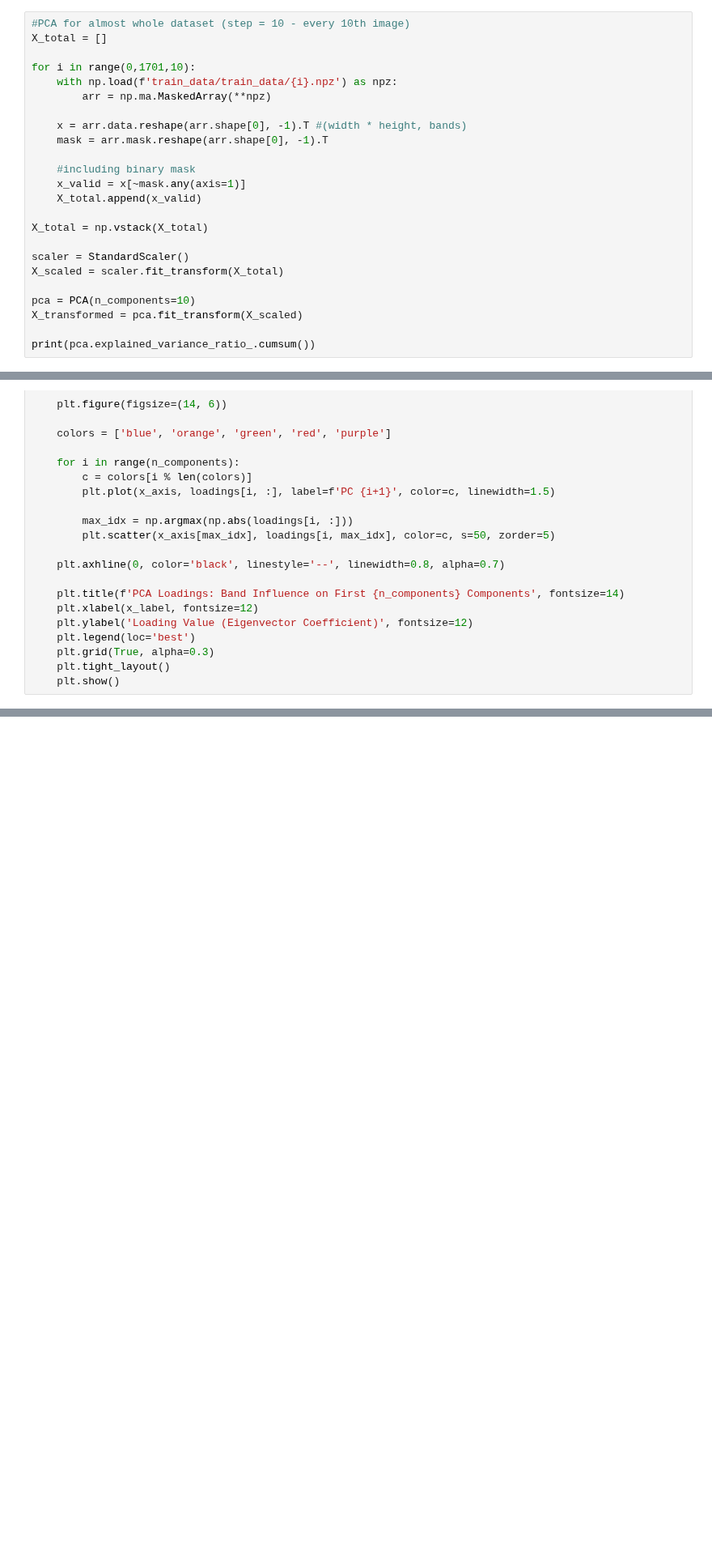
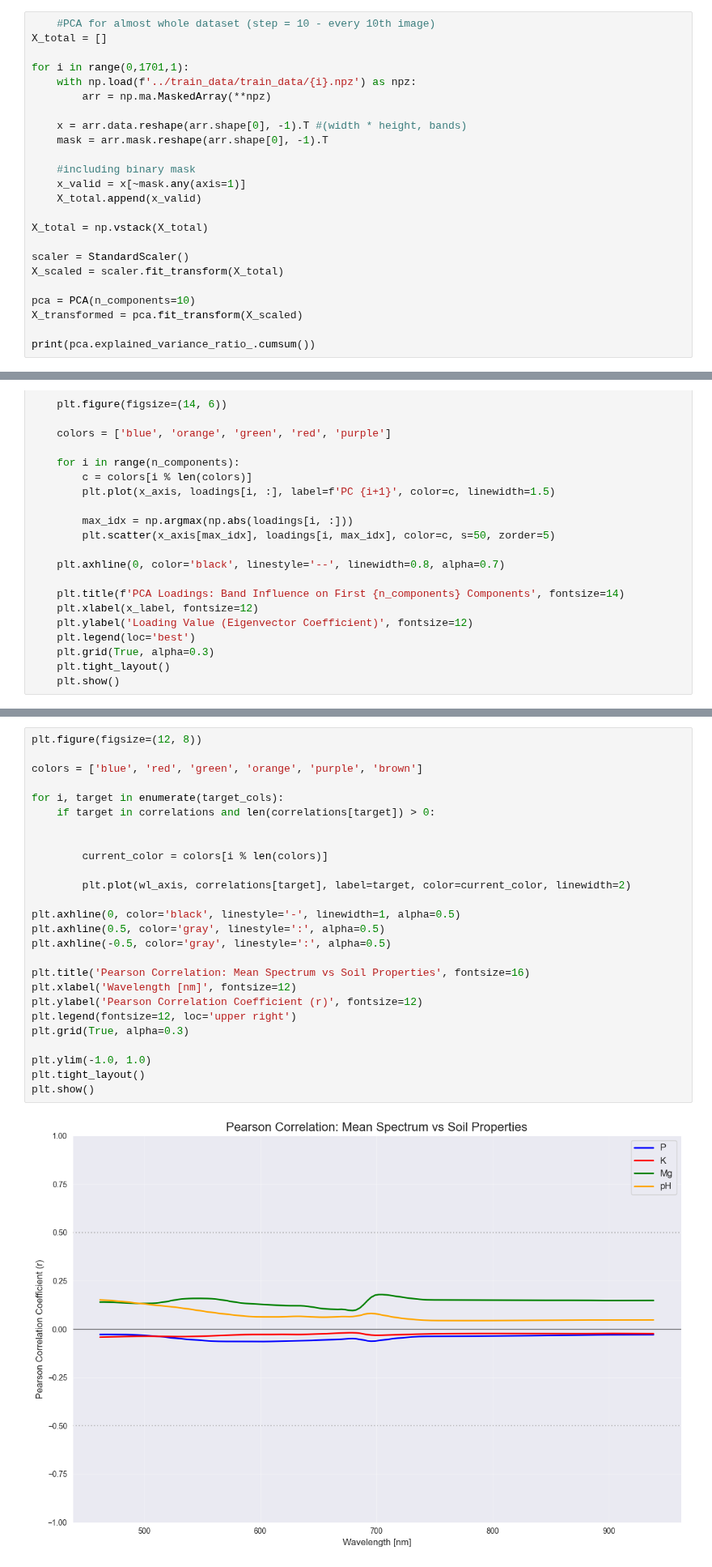
Before and after one commit to igorkotlarz1/io-hyperview-challenge, a Jupyter notebook: Code/insights_pca.ipynb, the cells around one changed output, grey strips where cells are left out. Shown at 81% size. Saved outputs shown, nothing was run; the diff lists cells and outputs as text; blank space fills up the shorter version.

```diff
--- a/Code/insights_pca.ipynb
+++ b/Code/insights_pca.ipynb
@@ -98,9 +126,9 @@ print(pca.components_.shape)
 # %%
-#PCA for almost whole dataset (step = 10 - every 10th image)
+    #PCA for almost whole dataset (step = 10 - every 10th image)
 X_total = []
 
-for i in range(0,1701,10):
-    with np.load(f'train_data/train_data/{i}.npz') as npz:
+for i in range(0,1701,1):
+    with np.load(f'../train_data/train_data/{i}.npz') as npz:
         arr = np.ma.MaskedArray(**npz)
 
     x = arr.data.reshape(arr.shape[0], -1).T #(width * height, bands)
@@ -180,0 +264,28 @@ plot_pca_loadings(pca, wavelengths=None, n_components=4)
+# %%
+plt.figure(figsize=(12, 8))
+
+colors = ['blue', 'red', 'green', 'orange', 'purple', 'brown']
+
+for i, target in enumerate(target_cols):
+    if target in correlations and len(correlations[target]) > 0:
+
+
+        current_color = colors[i % len(colors)]
+
+        plt.plot(wl_axis, correlations[target], label=target, color=current_color, linewidth=2)
+
+plt.axhline(0, color='black', linestyle='-', linewidth=1, alpha=0.5)
+plt.axhline(0.5, color='gray', linestyle=':', alpha=0.5)
+plt.axhline(-0.5, color='gray', linestyle=':', alpha=0.5)
+
+plt.title('Pearson Correlation: Mean Spectrum vs Soil Properties', fontsize=16)
+plt.xlabel('Wavelength [nm]', fontsize=12)
+plt.ylabel('Pearson Correlation Coefficient (r)', fontsize=12)
+plt.legend(fontsize=12, loc='upper right')
+plt.grid(True, alpha=0.3)
+
+plt.ylim(-1.0, 1.0)
+plt.tight_layout()
+plt.show()
+# %% [output]
+[figure, added]
```
Also changed, not shown: parts of 17 cells of this notebook.
